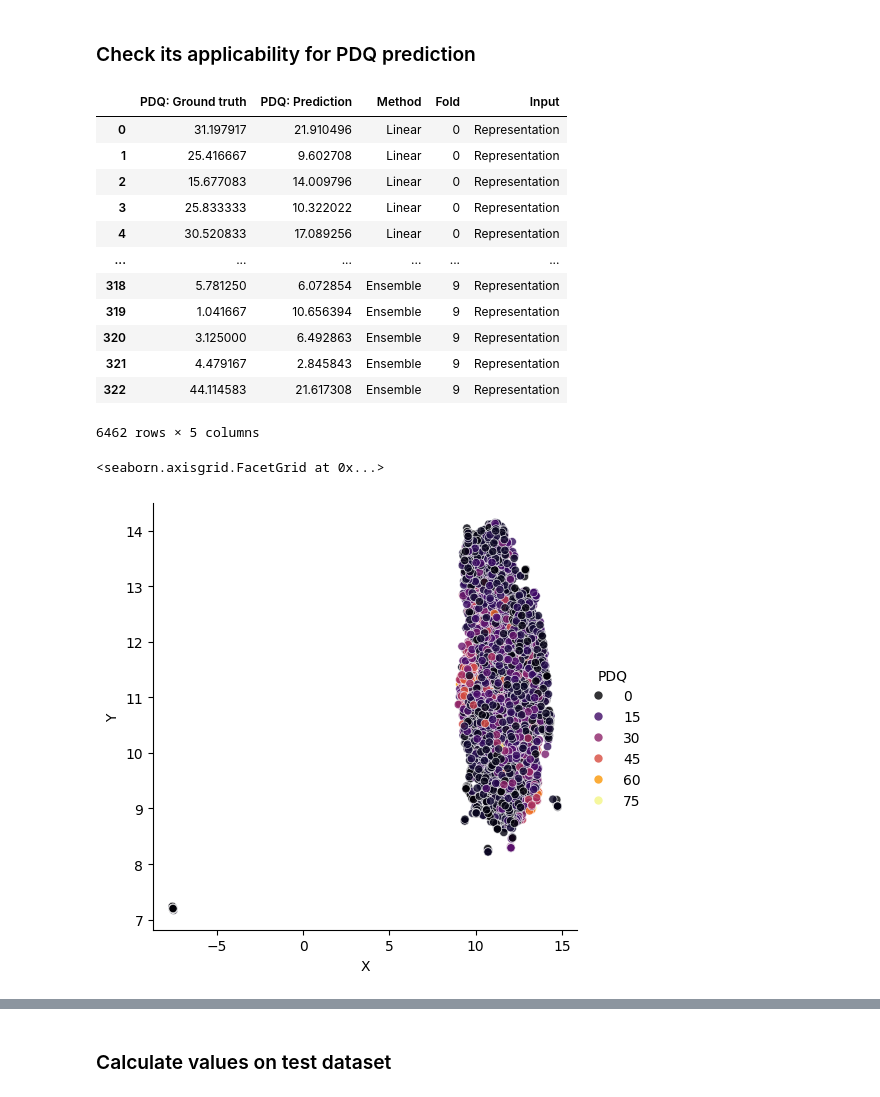
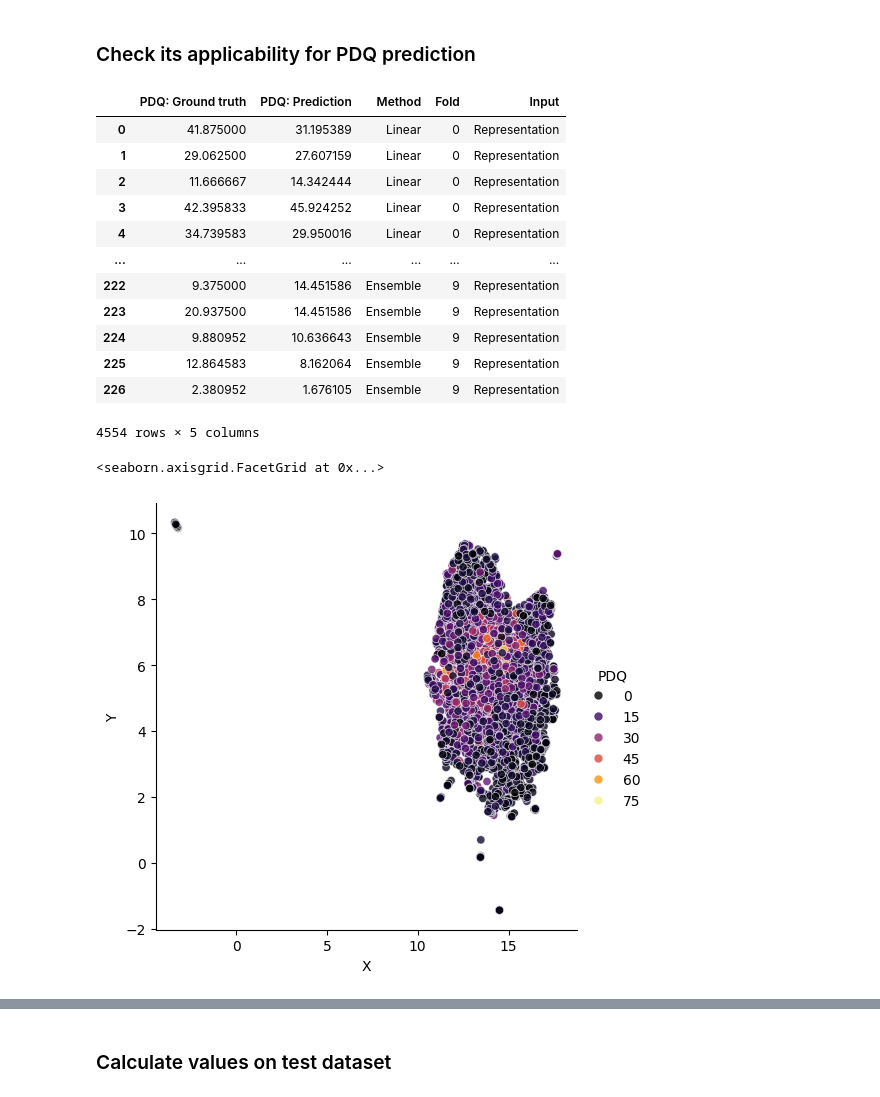
Before and after one commit to UKEIAM/de.uke.iam.parkinson.vae_longitudinal, a Jupyter notebook: src/vae.ipynb, the cells around one changed output, grey strips where cells are left out. Cells and saved outputs as stored; diff of their text form; code cells hidden in the pictures.

Commit message:
Restructure data handling

```diff
--- a/src/vae.ipynb
+++ b/src/vae.ipynb
@@ -188,7 +60,7 @@ trainer.fit(model, data_module)
 ## Evaluate the model
 # %%
 model = VariationAutoencoderModule.load_from_checkpoint(
-    "/workspaces/de.uke.iam.parkinson.vae_longitudinal/src/checkpoints/updrs_qol_optuna_77.ckpt"
+    "/workspaces/de.uke.iam.parkinson.vae_longitudinal/src/checkpoints_val_loss/updrs_qol_optuna_val_loss_52.ckpt"
 ).model.eval()
 # %% [markdown]
 ### Check its applicability for PDQ prediction
@@ -255,11 +131,11 @@ df_amp = df_amp.dropna(subset=["PDQ", "UPDRS I", "UPDRS II"])
 from sklearn.linear_model import LinearRegression
 from sklearn.ensemble import HistGradientBoostingRegressor
 from sklearn.model_selection import RepeatedKFold
-from sklearn.metrics import median_absolute_error
+from sklearn.metrics import median_absolute_error, mean_absolute_error
 import seaborn as sns
 
-X = df_amp[[column for column in df_amp.columns if column.startswith("UPDRS 1.") or column.startswith("UPDRS 2.")]].to_numpy().astype(float)
-y = df_amp["PDQ"].to_numpy()
+X = X_amp[[column for column in X_amp.columns if column.startswith("UPDRS 1.") or column.startswith("UPDRS 2.")]].to_numpy().astype(float)
+y = y_amp["PDQ"].to_numpy()
 
 X_feature = model(torch.tensor(X, dtype=torch.float32).to("cuda")).z_dist.loc.cpu().detach().numpy()
 
@@ -279,25 +155,27 @@ representation_results["Input"] = "Representation"
 representation_results
 # %% [output]
 |  | PDQ: Ground truth | PDQ: Prediction | Method | Fold | Input |
-| 0 | 31.197917 | 21.910496 | Linear | 0 | Representation |
-| 1 | 25.416667 | 9.602708 | Linear | 0 | Representation |
-| 2 | 15.677083 | 14.009796 | Linear | 0 | Representation |
-| 3 | 25.833333 | 10.322022 | Linear | 0 | Representation |
-| 4 | 30.520833 | 17.089256 | Linear | 0 | Representation |
+| 0 | 41.875000 | 31.195389 | Linear | 0 | Representation |
+| 1 | 29.062500 | 27.607159 | Linear | 0 | Representation |
+| 2 | 11.666667 | 14.342444 | Linear | 0 | Representation |
+| 3 | 42.395833 | 45.924252 | Linear | 0 | Representation |
+| 4 | 34.739583 | 29.950016 | Linear | 0 | Representation |
 | ... | ... | ... | ... | ... | ... |
-| 318 | 5.781250 | 6.072854 | Ensemble | 9 | Representation |
-| 319 | 1.041667 | 10.656394 | Ensemble | 9 | Representation |
-| 320 | 3.125000 | 6.492863 | Ensemble | 9 | Representation |
-| 321 | 4.479167 | 2.845843 | Ensemble | 9 | Representation |
-| 322 | 44.114583 | 21.617308 | Ensemble | 9 | Representation |
+| 222 | 9.375000 | 14.451586 | Ensemble | 9 | Representation |
+| 223 | 20.937500 | 14.451586 | Ensemble | 9 | Representation |
+| 224 | 9.880952 | 10.636643 | Ensemble | 9 | Representation |
+| 225 | 12.864583 | 8.162064 | Ensemble | 9 | Representation |
+| 226 | 2.380952 | 1.676105 | Ensemble | 9 | Representation |
-6462 rows × 5 columns
+4554 rows × 5 columns
 # %%
 from umap import UMAP
 
-projected_data = pd.DataFrame.from_records(UMAP(n_neighbors=30, min_dist=0.05, n_components=2, target_metric="l1").fit_transform(X_feature, y=df_amp[["UPDRS I", "UPDRS II"]].mean(axis=1).to_numpy()), columns=["X", "Y"])
+#projected_data = pd.DataFrame.from_records(UMAP(n_neighbors=25, min_dist=0.01, n_components=2, target_metric="l1").fit_transform(X_feature, y=df_amp[["UPDRS I", "UPDRS II"]].sum(axis=1).to_numpy()), columns=["X", "Y"])
+
+projected_data = pd.DataFrame.from_records(UMAP(n_neighbors=10, min_dist=0.1, n_components=2).fit_transform(X_feature), columns=["X", "Y"])
 projected_data["PDQ"] = y
 sns.relplot(data=projected_data, x="X", y="Y", hue="PDQ", alpha=0.8, palette="inferno")
 # %% [output]
 <seaborn.axisgrid.FacetGrid at 0x...>
-[figure, old version]
+[figure, new version]
 # %%
```
Also changed, not shown: parts of 11 cells of this notebook, 4 other files.
